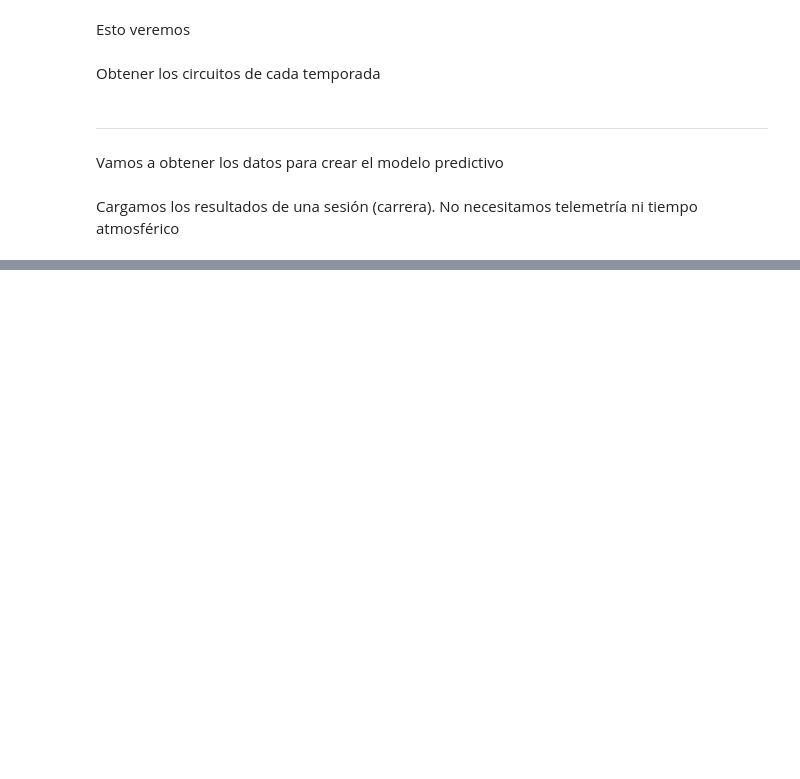
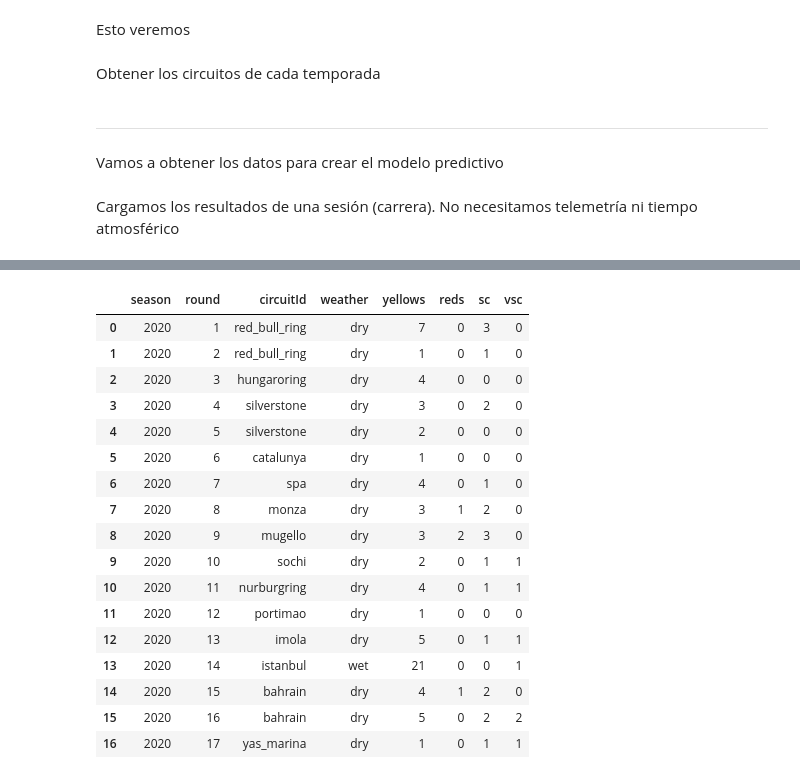
Before and after one commit to SupernovaIa/Formula-1-ML-Project, a Jupyter notebook: notebook/01-model-race.ipynb, the cells around one changed output, grey strips where cells are left out. Saved outputs shown, nothing was run; the diff lists cells and outputs as text; code cells hidden in the pictures; blank space fills up the shorter version.

```diff
--- a/notebook/01-model-race.ipynb
+++ b/notebook/01-model-race.ipynb
@@ -73,3 +36,5 @@ ergast = Ergast()
 Vamos a obtener los datos para crear el modelo predictivo
 # %% [markdown]
 Cargamos los resultados de una sesión (carrera). No necesitamos telemetría ni tiempo atmosférico
+# %%
+session = fastf1.get_session(2014, 1, 'R')
@@ -146,0 +95,33 @@ core           INFO     Finished loading data for 20 drivers: ['16', '55', '44',
+# %%
+def get_info(session, info):
+    # Validación de entrada
+    if not all(key in info for key in ['weather', 'yellows', 'reds', 'sc', 'vsc']):
+        raise ValueError("El diccionario 'info' debe contener las claves: 'weather', 'yellows', 'reds', 'sc', 'vsc'")
+
+    # Validar que las columnas necesarias existen
+    if 'Compound' not in session.laps.columns or 'Message' not in session.track_status.columns:
+        raise KeyError("Las columnas 'Compound' o 'Message' no están disponibles en los datos de la sesión.")
+
+    # Procesamiento en un solo paso
+    compounds = session.laps['Compound'].value_counts(normalize=True)
+    track_status_counts = session.track_status['Message'].value_counts()
+
+    # Extraer métricas
+    info['weather'].append(get_weather_condition(compounds))
+    info['yellows'].append(track_status_counts.get('Yellow', 0))
+    info['reds'].append(track_status_counts.get('Red', 0))
+    info['sc'].append(track_status_counts.get('SCDeployed', 0))
+    info['vsc'].append(track_status_counts.get('VSCDeployed', 0))
+# %%
+def get_info(session, info):
+
+    # Weather
+    compounds = session.laps['Compound'].value_counts(normalize=True)
+    info['weather'].append(get_weather_condition(compounds))
+
+    # Flags, SC and VSC
+    track_status = session.track_status['Message'].value_counts()
+    info['yellows'].append(track_status.get('Yellow', 0))
+    info['reds'].append(track_status.get('Red', 0))
+    info['sc'].append(track_status.get('SCDeployed', 0))
+    info['vsc'].append(track_status.get('VSCDeployed', 0))
@@ -146,0 +300,21 @@ core           INFO     Finished loading data for 20 drivers: ['16', '55', '44',
+# %%
+races
+# %% [output]
+|  | season | round | circuitId | weather | yellows | reds | sc | vsc |
+| 0 | 2020 | 1 | red_bull_ring | dry | 7 | 0 | 3 | 0 |
+| 1 | 2020 | 2 | red_bull_ring | dry | 1 | 0 | 1 | 0 |
+| 2 | 2020 | 3 | hungaroring | dry | 4 | 0 | 0 | 0 |
+| 3 | 2020 | 4 | silverstone | dry | 3 | 0 | 2 | 0 |
+| 4 | 2020 | 5 | silverstone | dry | 2 | 0 | 0 | 0 |
+| 5 | 2020 | 6 | catalunya | dry | 1 | 0 | 0 | 0 |
+| 6 | 2020 | 7 | spa | dry | 4 | 0 | 1 | 0 |
+| 7 | 2020 | 8 | monza | dry | 3 | 1 | 2 | 0 |
+| 8 | 2020 | 9 | mugello | dry | 3 | 2 | 3 | 0 |
+| 9 | 2020 | 10 | sochi | dry | 2 | 0 | 1 | 1 |
+| 10 | 2020 | 11 | nurburgring | dry | 4 | 0 | 1 | 1 |
+| 11 | 2020 | 12 | portimao | dry | 1 | 0 | 0 | 0 |
+| 12 | 2020 | 13 | imola | dry | 5 | 0 | 1 | 1 |
+| 13 | 2020 | 14 | istanbul | wet | 21 | 0 | 0 | 1 |
+| 14 | 2020 | 15 | bahrain | dry | 4 | 1 | 2 | 0 |
+| 15 | 2020 | 16 | bahrain | dry | 5 | 0 | 2 | 2 |
+| 16 | 2020 | 17 | yas_marina | dry | 1 | 0 | 1 | 1 |
```
Also changed, not shown: parts of 15 cells of this notebook, 1 other file.
